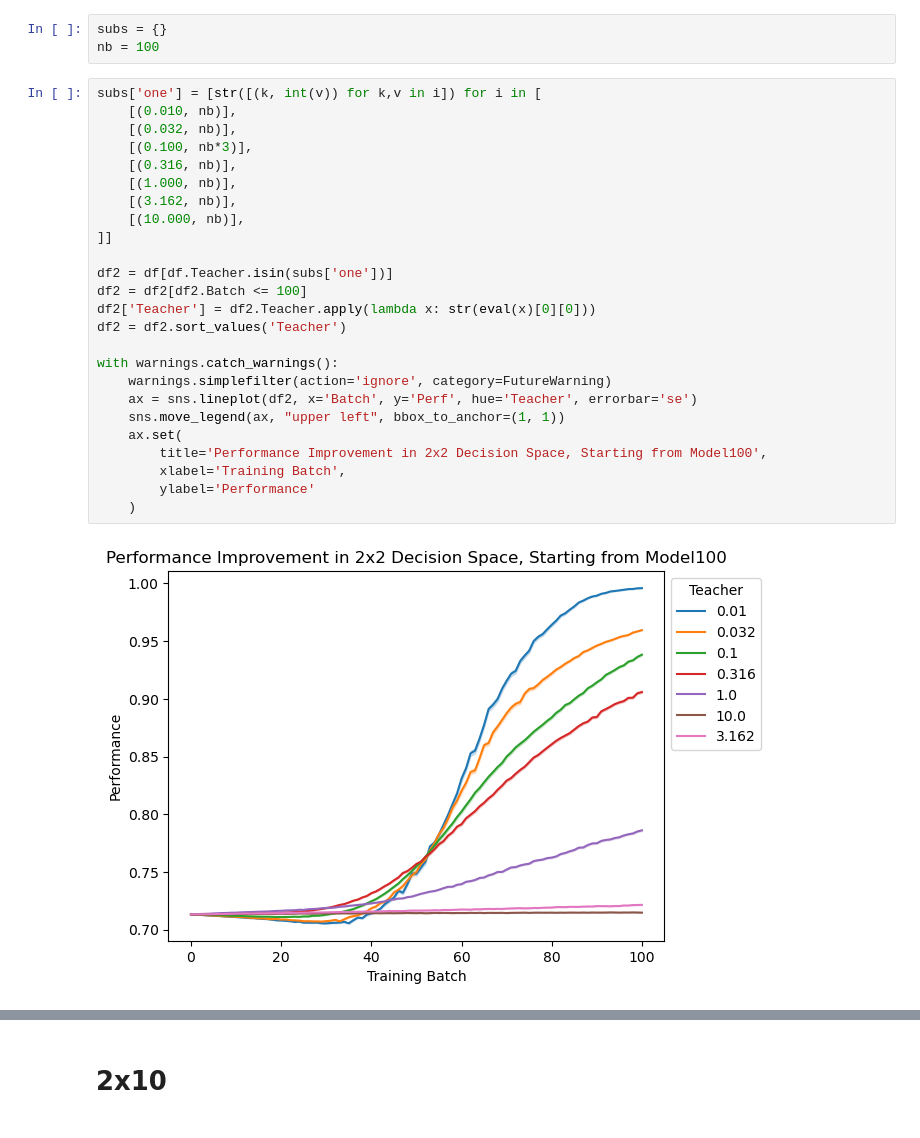
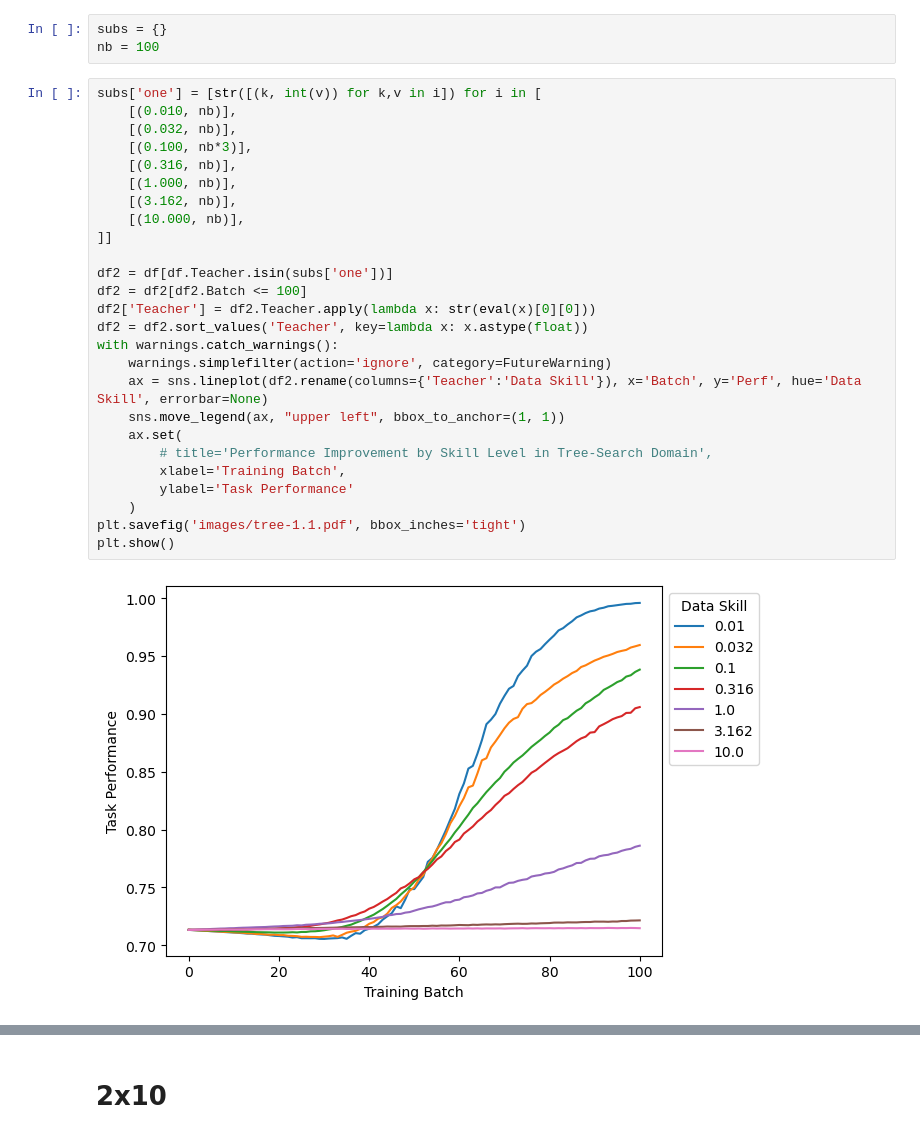
Before and after one commit to saumikn/gymnasium-test, a Jupyter notebook: tree.ipynb, the cells around one changed output, grey strips where cells are left out. Cells and saved outputs as stored; diff of their text form.

```diff
--- a/tree.ipynb
+++ b/tree.ipynb
@@ -565,33 +565,34 @@ Wall time: 2.63 s
 # %%
 subs = {}
 nb = 100
-# %%
-subs['one'] = [str([(k, int(v)) for k,v in i]) for i in [
-    [(0.010, nb)],
-    [(0.032, nb)],
-    [(0.100, nb*3)],
-    [(0.316, nb)],
-    [(1.000, nb)],
-    [(3.162, nb)],
-    [(10.000, nb)],
-]]
-
-df2 = df[df.Teacher.isin(subs['one'])]
-df2 = df2[df2.Batch <= 100]
-df2['Teacher'] = df2.Teacher.apply(lambda x: str(eval(x)[0][0]))
-df2 = df2.sort_values('Teacher')
-
-with warnings.catch_warnings():
-    warnings.simplefilter(action='ignore', category=FutureWarning)
-    ax = sns.lineplot(df2, x='Batch', y='Perf', hue='Teacher', errorbar='se')
-    sns.move_legend(ax, "upper left", bbox_to_anchor=(1, 1))
-    ax.set(
-        title='Performance Improvement in 2x2 Decision Space, Starting from Model100',
-        xlabel='Training Batch',
-        ylabel='Performance'
-    )
-# %% [output]
-[figure, removed]
+# %%
+subs['one'] = [str([(k, int(v)) for k,v in i]) for i in [
+    [(0.010, nb)],
+    [(0.032, nb)],
+    [(0.100, nb*3)],
+    [(0.316, nb)],
+    [(1.000, nb)],
+    [(3.162, nb)],
+    [(10.000, nb)],
+]]
+
+df2 = df[df.Teacher.isin(subs['one'])]
+df2 = df2[df2.Batch <= 100]
+df2['Teacher'] = df2.Teacher.apply(lambda x: str(eval(x)[0][0]))
+df2 = df2.sort_values('Teacher', key=lambda x: x.astype(float))
+with warnings.catch_warnings():
+    warnings.simplefilter(action='ignore', category=FutureWarning)
+    ax = sns.lineplot(df2.rename(columns={'Teacher':'Data Skill'}), x='Batch', y='Perf', hue='Data Skill', errorbar=None)
+    sns.move_legend(ax, "upper left", bbox_to_anchor=(1, 1))
+    ax.set(
+        # title='Performance Improvement by Skill Level in Tree-Search Domain',
+        xlabel='Training Batch',
+        ylabel='Task Performance'
+    )
+plt.savefig('images/tree-1.1.pdf', bbox_inches='tight')
+plt.show()
+# %% [output]
+[figure, added]
 # %%
 subs['two1'] = [str([(k, int(v)) for k,v in i]) for i in [
     [((0.010,0.100,1.000,10.00), nb)],
```
Also changed, not shown: parts of 15 cells of this notebook, 1 other file.
